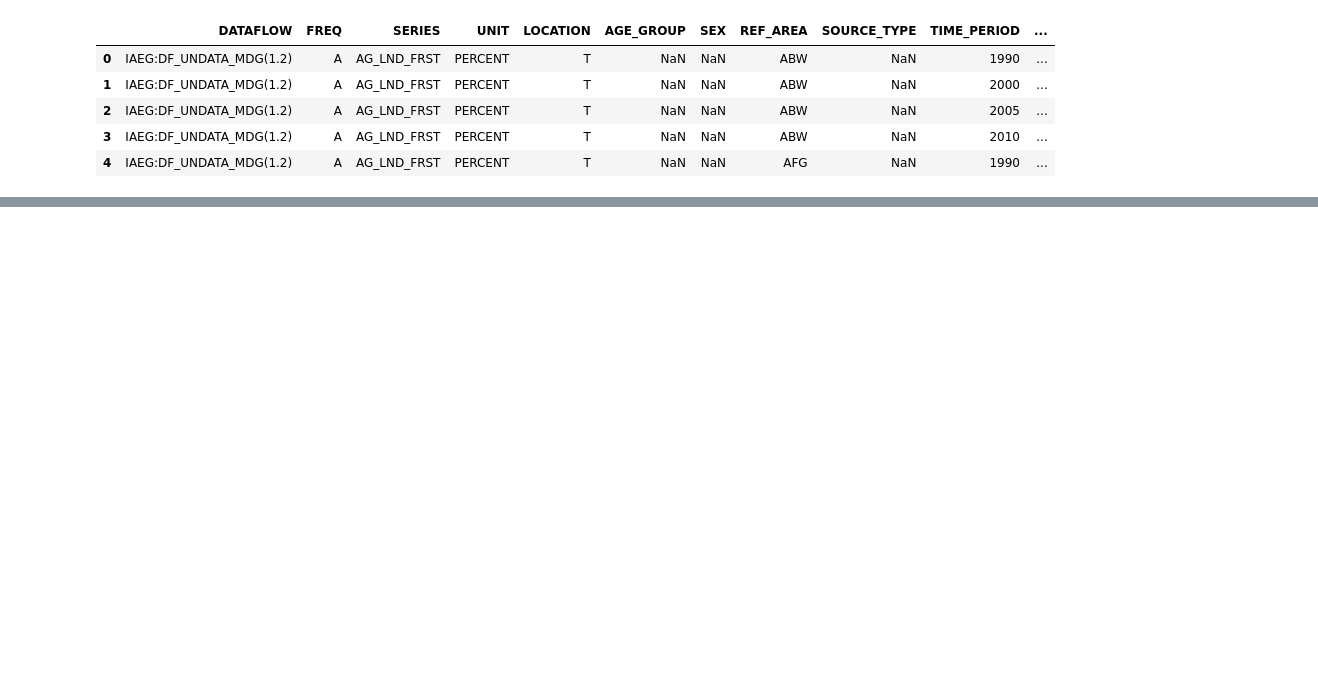
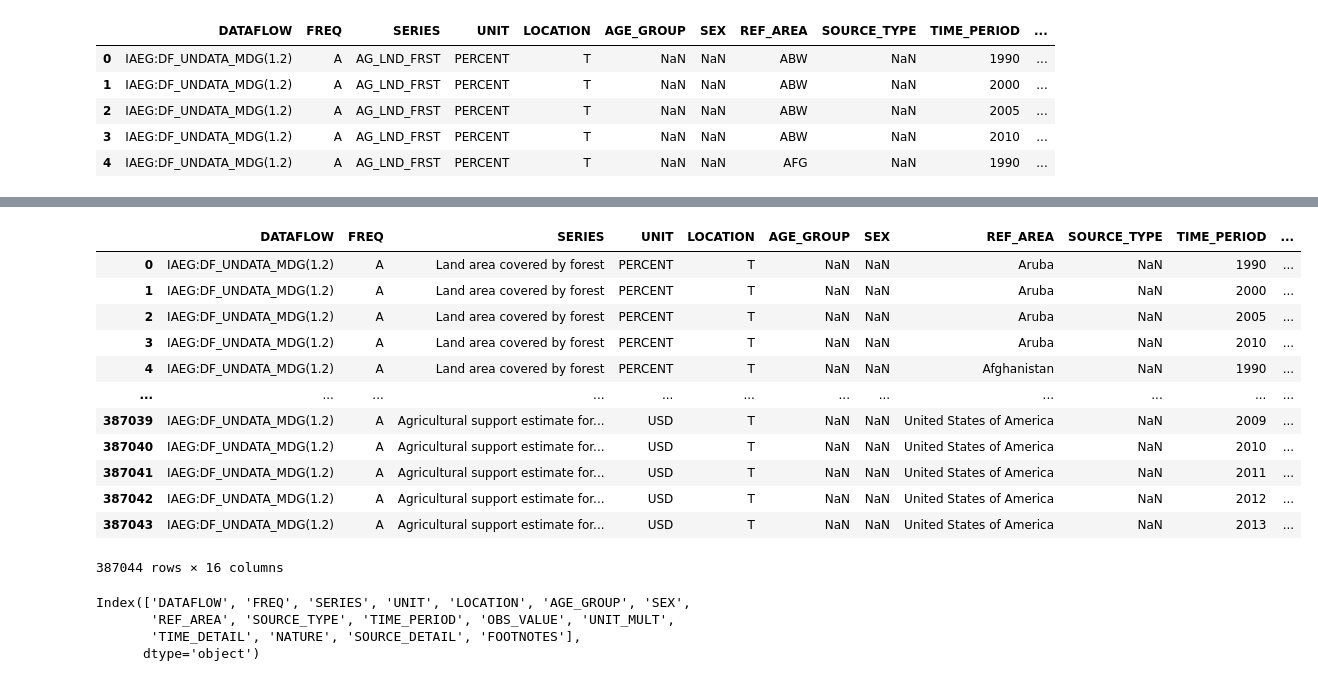
Before and after one commit to carlosferreirareis/Nacoes_Unidas, a Jupyter notebook: Nacoes_Unidas.ipynb, the cells around one changed output, grey strips where cells are left out. Drawn from its saved outputs; the diff is of its cells as text; code cells hidden in the pictures; blank space fills up the shorter version.

```diff
--- a/Nacoes_Unidas.ipynb
+++ b/Nacoes_Unidas.ipynb
@@ -4,5 +5,5 @@ import numpy as np
 # %%
-df_inicial = pd.read_csv(r'C:\Users\carlo\OneDrive\ANALYTICS\ANALYTICS - IRONHACK\PORTFOLIO\PROJETOS\PROJETO_FINAL_CURSO\Nacoes_Unidas\Dados_Nacoes_Unidas\IAEG+DF_UNDATA_MDG+1.2_2023_05_15_18_02_14.csv',
+nacoesunidas = pd.read_csv(r'C:\Users\carlo\OneDrive\ANALYTICS\ANALYTICS - IRONHACK\PORTFOLIO\PROJETOS\PROJETO_FINAL_CURSO\Nacoes_Unidas\Dados_Nacoes_Unidas\IAEG+DF_UNDATA_MDG+1.2_2023_05_15_18_02_14.csv',
                         sep=';',
                         low_memory=False)
 # %%
@@ -16,0 +424,23 @@ df_inicial.head()
+# %%
+nacoesunidas
+# %% [output]
+|  | DATAFLOW | FREQ | SERIES | UNIT | LOCATION | AGE_GROUP | SEX | REF_AREA | SOURCE_TYPE | TIME_PERIOD | ... |
+| 0 | IAEG:DF_UNDATA_MDG(1.2) | A | Land area covered by forest | PERCENT | T | NaN | NaN | Aruba | NaN | 1990 | ... |
+| 1 | IAEG:DF_UNDATA_MDG(1.2) | A | Land area covered by forest | PERCENT | T | NaN | NaN | Aruba | NaN | 2000 | ... |
+| 2 | IAEG:DF_UNDATA_MDG(1.2) | A | Land area covered by forest | PERCENT | T | NaN | NaN | Aruba | NaN | 2005 | ... |
+| 3 | IAEG:DF_UNDATA_MDG(1.2) | A | Land area covered by forest | PERCENT | T | NaN | NaN | Aruba | NaN | 2010 | ... |
+| 4 | IAEG:DF_UNDATA_MDG(1.2) | A | Land area covered by forest | PERCENT | T | NaN | NaN | Afghanistan | NaN | 1990 | ... |
+| ... | ... | ... | ... | ... | ... | ... | ... | ... | ... | ... | ... |
+| 387039 | IAEG:DF_UNDATA_MDG(1.2) | A | Agricultural support estimate for... | USD | T | NaN | NaN | United States of America | NaN | 2009 | ... |
+| 387040 | IAEG:DF_UNDATA_MDG(1.2) | A | Agricultural support estimate for... | USD | T | NaN | NaN | United States of America | NaN | 2010 | ... |
+| 387041 | IAEG:DF_UNDATA_MDG(1.2) | A | Agricultural support estimate for... | USD | T | NaN | NaN | United States of America | NaN | 2011 | ... |
+| 387042 | IAEG:DF_UNDATA_MDG(1.2) | A | Agricultural support estimate for... | USD | T | NaN | NaN | United States of America | NaN | 2012 | ... |
+| 387043 | IAEG:DF_UNDATA_MDG(1.2) | A | Agricultural support estimate for... | USD | T | NaN | NaN | United States of America | NaN | 2013 | ... |
+387044 rows × 16 columns
+# %%
+nacoesunidas.columns
+# %% [output]
+Index(['DATAFLOW', 'FREQ', 'SERIES', 'UNIT', 'LOCATION', 'AGE_GROUP', 'SEX',
+       'REF_AREA', 'SOURCE_TYPE', 'TIME_PERIOD', 'OBS_VALUE', 'UNIT_MULT',
+       'TIME_DETAIL', 'NATURE', 'SOURCE_DETAIL', 'FOOTNOTES'],
+      dtype='object')
```
Also changed, not shown: parts of 15 cells of this notebook, 2 other files.
